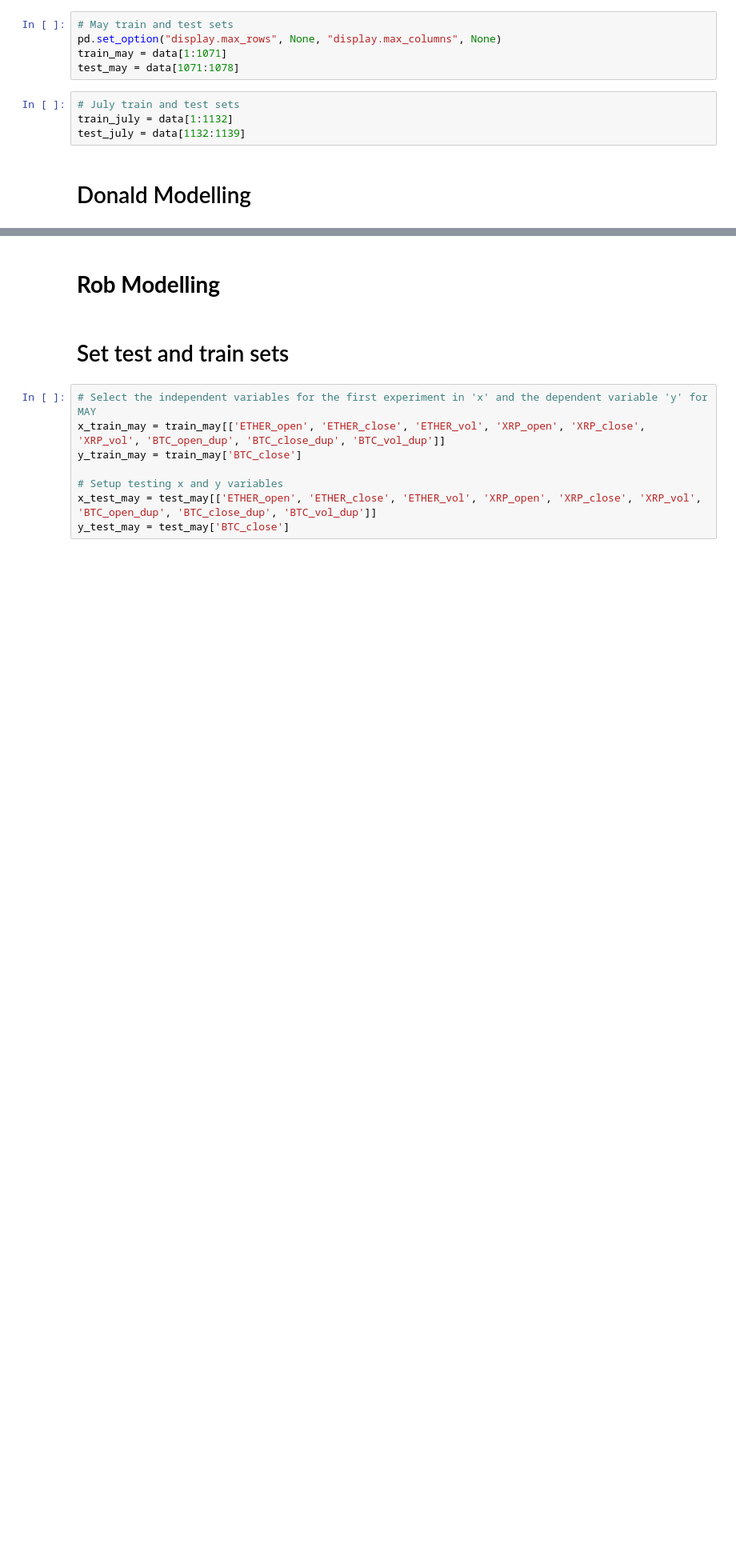
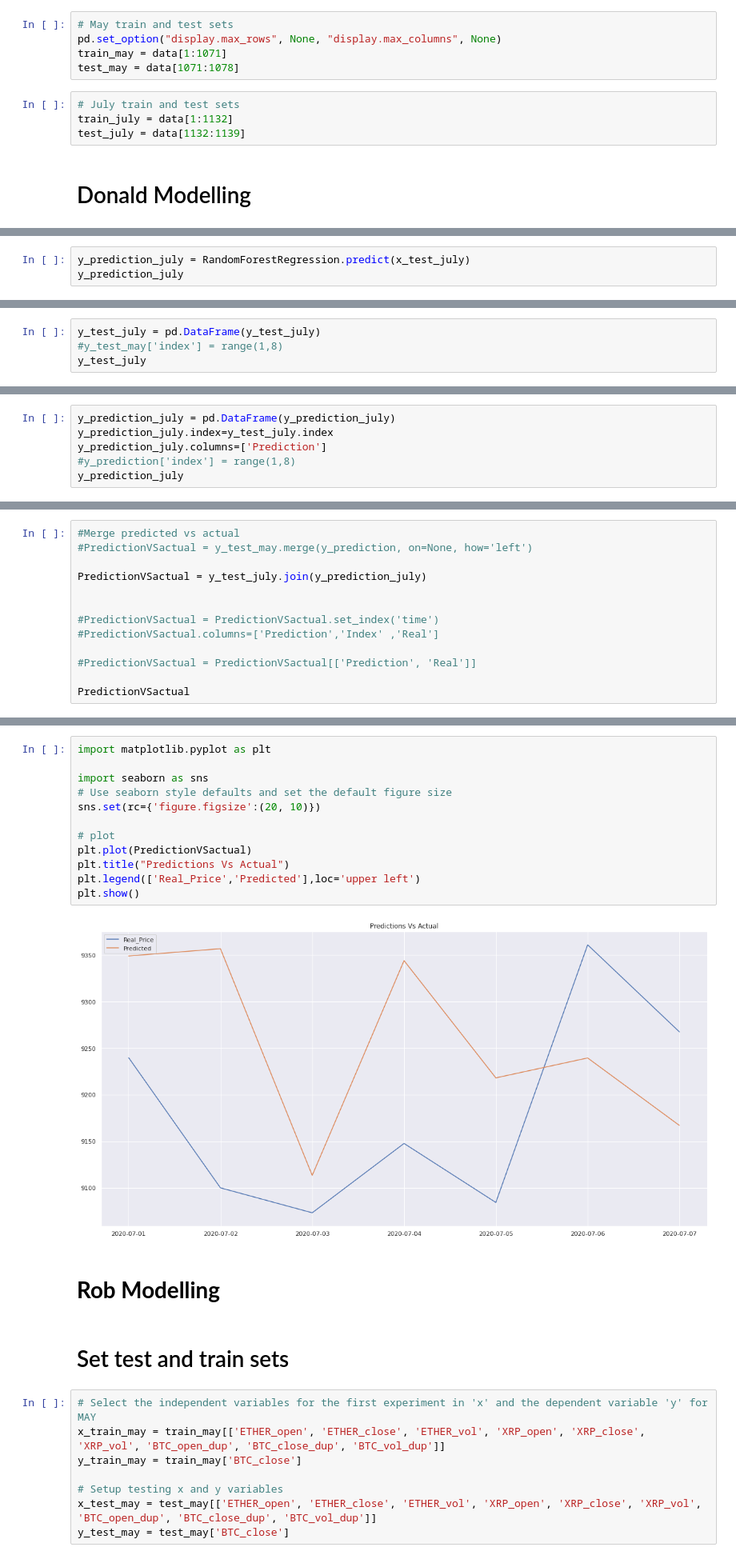
Before and after one commit to DonaldTurton/iLab2, a Jupyter notebook: Mdoelling_1.ipynb, the cells around one changed output, grey strips where cells are left out. Shown at 80% size. Drawn from its saved outputs; the diff is of its cells as text; blank space fills up the shorter version.

```diff
--- a/Mdoelling_1.ipynb
+++ b/Mdoelling_1.ipynb
@@ -118,0 +286,3 @@ test_july = data[1132:1139]
+# %%
+y_prediction_july = RandomForestRegression.predict(x_test_july)
+y_prediction_july
@@ -118,0 +300,4 @@ test_july = data[1132:1139]
+# %%
+y_test_july = pd.DataFrame(y_test_july)
+#y_test_may['index'] = range(1,8)
+y_test_july
@@ -118,0 +314,6 @@ test_july = data[1132:1139]
+# %%
+y_prediction_july = pd.DataFrame(y_prediction_july)
+y_prediction_july.index=y_test_july.index
+y_prediction_july.columns=['Prediction']
+#y_prediction['index'] = range(1,8)
+y_prediction_july
@@ -118,0 +330,13 @@ test_july = data[1132:1139]
+# %%
+#Merge predicted vs actual
+#PredictionVSactual = y_test_may.merge(y_prediction, on=None, how='left')
+
+PredictionVSactual = y_test_july.join(y_prediction_july)
+
+
+#PredictionVSactual = PredictionVSactual.set_index('time')
+#PredictionVSactual.columns=['Prediction','Index' ,'Real']
+
+#PredictionVSactual = PredictionVSactual[['Prediction', 'Real']]
+
+PredictionVSactual
@@ -119,3 +353,17 @@ test_july = data[1132:1139]
+# %%
+import matplotlib.pyplot as plt
+
+import seaborn as sns
+# Use seaborn style defaults and set the default figure size
+sns.set(rc={'figure.figsize':(20, 10)})
+
+# plot
+plt.plot(PredictionVSactual)
+plt.title("Predictions Vs Actual")
+plt.legend(['Real_Price','Predicted'],loc='upper left')
+plt.show()
+# %% [output]
+[figure, added]
 # %% [markdown]
 # **Rob Modelling**
 # %% [markdown]
```
Also changed, not shown: parts of 22 cells of this notebook.
